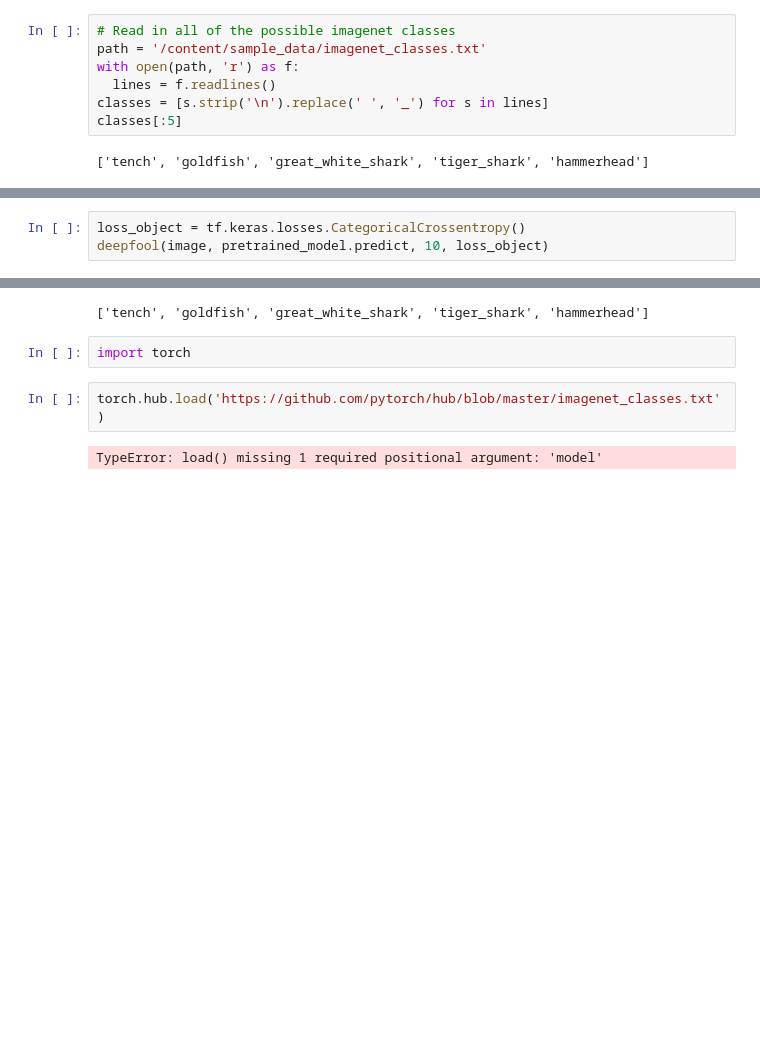
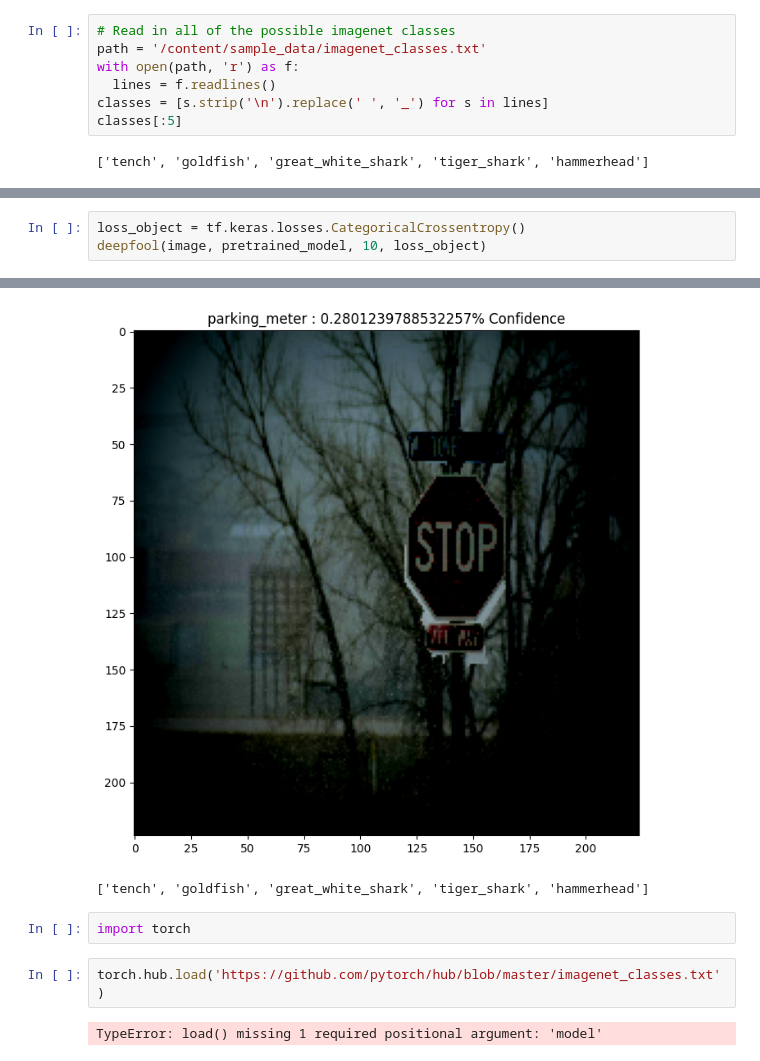
Before and after one commit to beccalunch/adv-ml-playground, a Jupyter notebook: gradient-attacks/deepfool/deepfool.ipynb, the cells around one changed output, grey strips where cells are left out. Cells and saved outputs as stored; diff of their text form; blank space fills up the shorter version.

```diff
--- a/gradient-attacks/deepfool/deepfool.ipynb
+++ b/gradient-attacks/deepfool/deepfool.ipynb
@@ -166,5 +187,5 @@ def deepfool(image, model, num_classes, loss_func, epsilon=0.02, max_iter=100):
     i += 1
 # %%
 loss_object = tf.keras.losses.CategoricalCrossentropy()
-deepfool(image, pretrained_model.predict, 10, loss_object)
+deepfool(image, pretrained_model, 10, loss_object)
 # %% [output]
@@ -173,3 +198,4 @@ TypeError: 'TensorShape' object is not callable
+[figure, added]
 # %%
 # %% [output]
 ['tench', 'goldfish', 'great_white_shark', 'tiger_shark', 'hammerhead']
```
Also changed, not shown: parts of 5 cells of this notebook.
